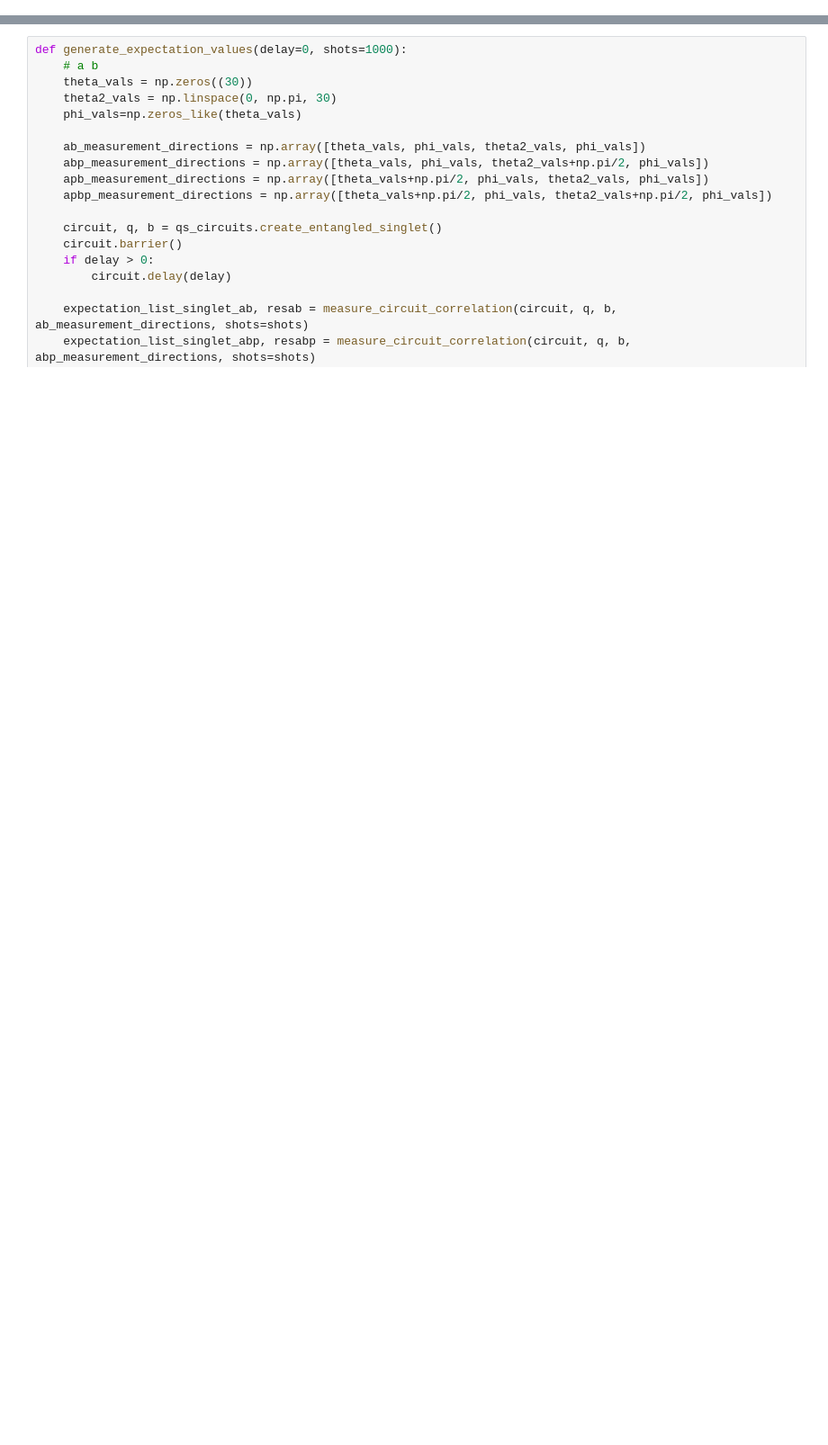
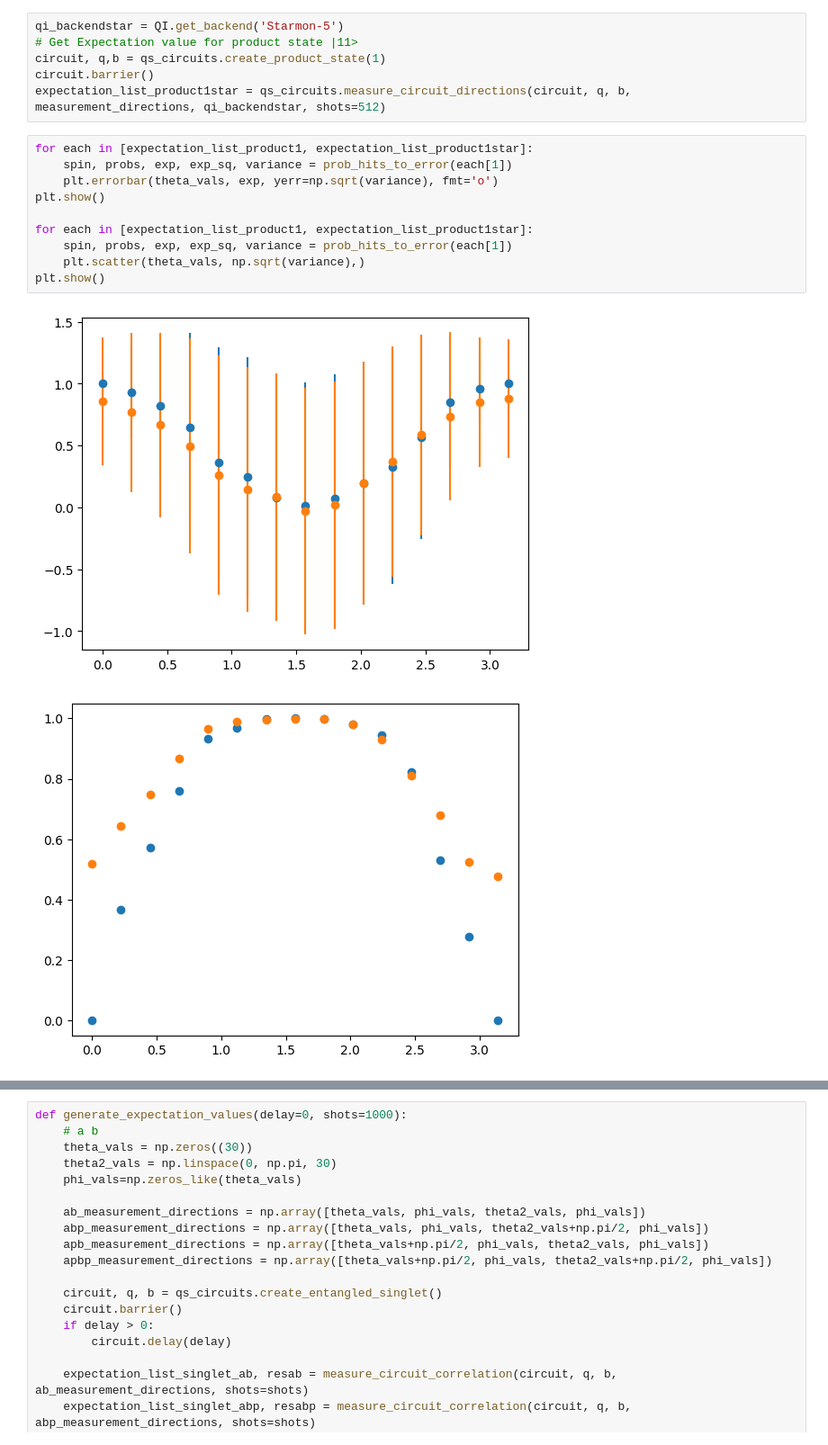
Before and after one commit to zds-dev/QuantumCoherentProject, a Jupyter notebook: notebooks/Initial tests.ipynb, the cells around one changed output, grey strips where cells are left out. Shown at 90% size. Cells and saved outputs as stored; diff of their text form; blank space fills up the shorter version.

```diff
--- a/notebooks/Initial tests.ipynb
+++ b/notebooks/Initial tests.ipynb
@@ -122,0 +134,19 @@ plt.legend(['singlet', 'triplet', 'product 0', 'product 1'])
+# %%
+qi_backendstar = QI.get_backend('Starmon-5')
+# Get Expectation value for product state |11>
+circuit, q,b = qs_circuits.create_product_state(1)
+circuit.barrier()
+expectation_list_product1star = qs_circuits.measure_circuit_directions(circuit, q, b, measurement_directions, qi_backendstar, shots=512)
+# %%
+for each in [expectation_list_product1, expectation_list_product1star]:
+    spin, probs, exp, exp_sq, variance = prob_hits_to_error(each[1])
+    plt.errorbar(theta_vals, exp, yerr=np.sqrt(variance), fmt='o')
+plt.show()
+
+for each in [expectation_list_product1, expectation_list_product1star]:
+    spin, probs, exp, exp_sq, variance = prob_hits_to_error(each[1])
+    plt.scatter(theta_vals, np.sqrt(variance),)
+plt.show()
+# %% [output]
+[figure, added]
+[figure, added]
```
Also changed, not shown: parts of 14 cells of this notebook, 3 other files.
